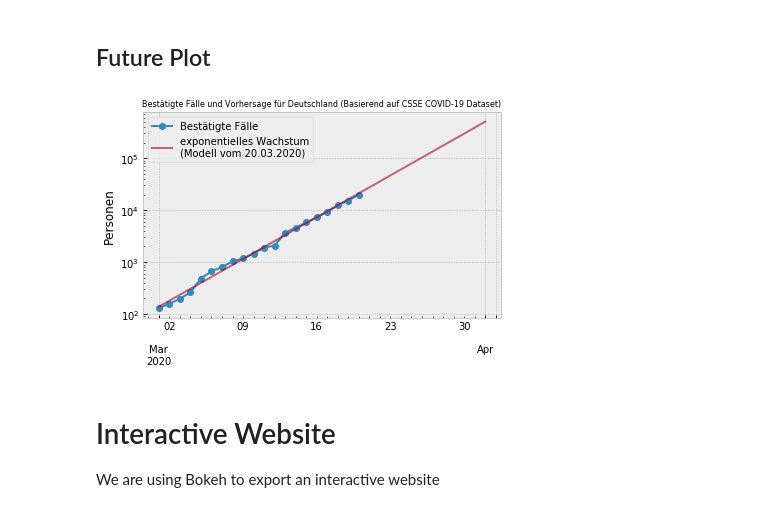
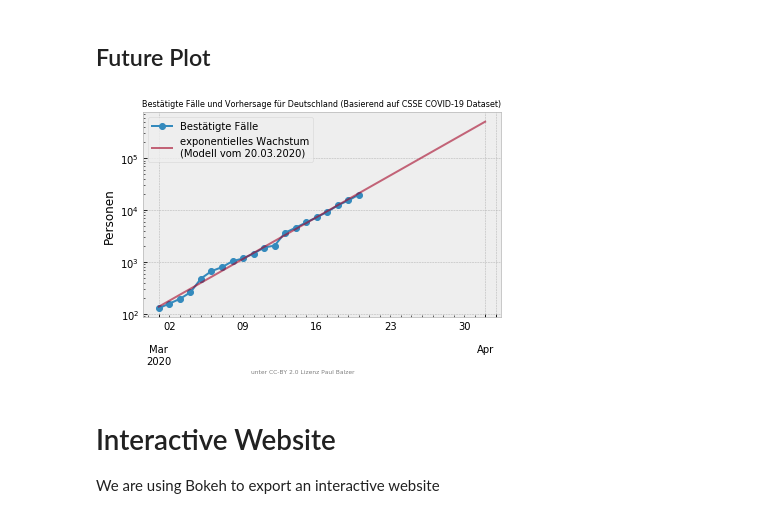
Before and after one commit to balzer82/covid-germany-predictor, a Jupyter notebook: predict.ipynb, the cells around one changed output. Drawn from its saved outputs; the diff is of its cells as text; code cells hidden in the pictures.

```diff
--- a/predict.ipynb
+++ b/predict.ipynb
@@ -135,17 +135,18 @@ title = 'Bestätigte Fälle und Vorhersage für Deutschland (Basierend auf CSSE
 # %%
 ax = ger_future['confirmed'].plot(label='Bestätigte Fälle', marker='o')
 ax = ger_future['predicted'].plot(label='exponentielles Wachstum\n(Modell vom %s)' % today.strftime('%d.%m.%Y'),
                                   alpha=0.6, ax=ax)
 
 ax.legend()
-ax.set_ylabel('Personen');
+ax.set_ylabel('Personen')
 ax.set_yscale('log')
-ax.set_title(title, fontsize=8);
+ax.set_title(title, fontsize=8)
+ax.annotate('unter CC-BY 2.0 Lizenz Paul Balzer', xy=(.5, 0.02), xycoords='figure fraction', ha='center', fontsize=6, color='gray')
 
 plt.tight_layout()
 plt.savefig('./%s-Germany-Covid19-Prediction.png' % today.strftime('%Y-%m-%d'), dpi=150)
 # %% [output]
-[figure, old version]
+[figure, new version]
 # %% [markdown]
 # Interactive Website
 
```
Also changed, not shown: 3 other files.
